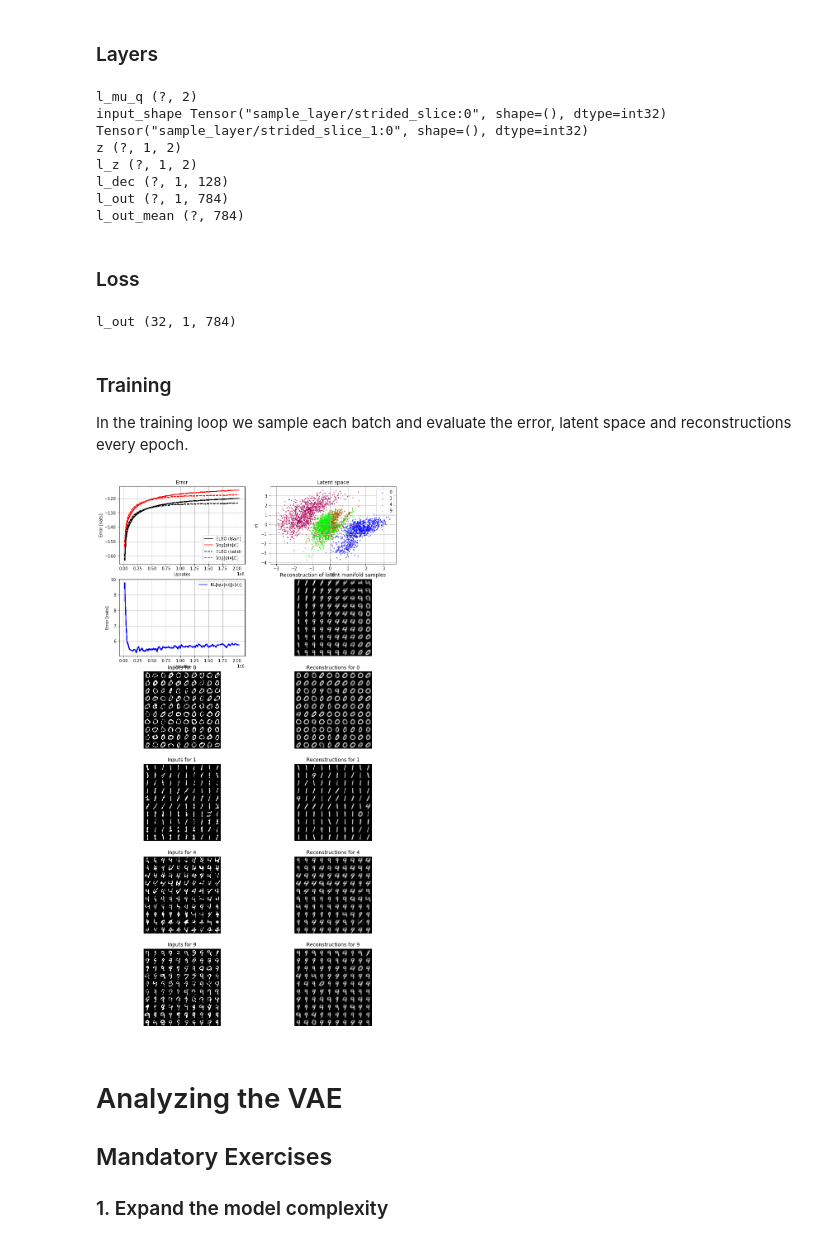
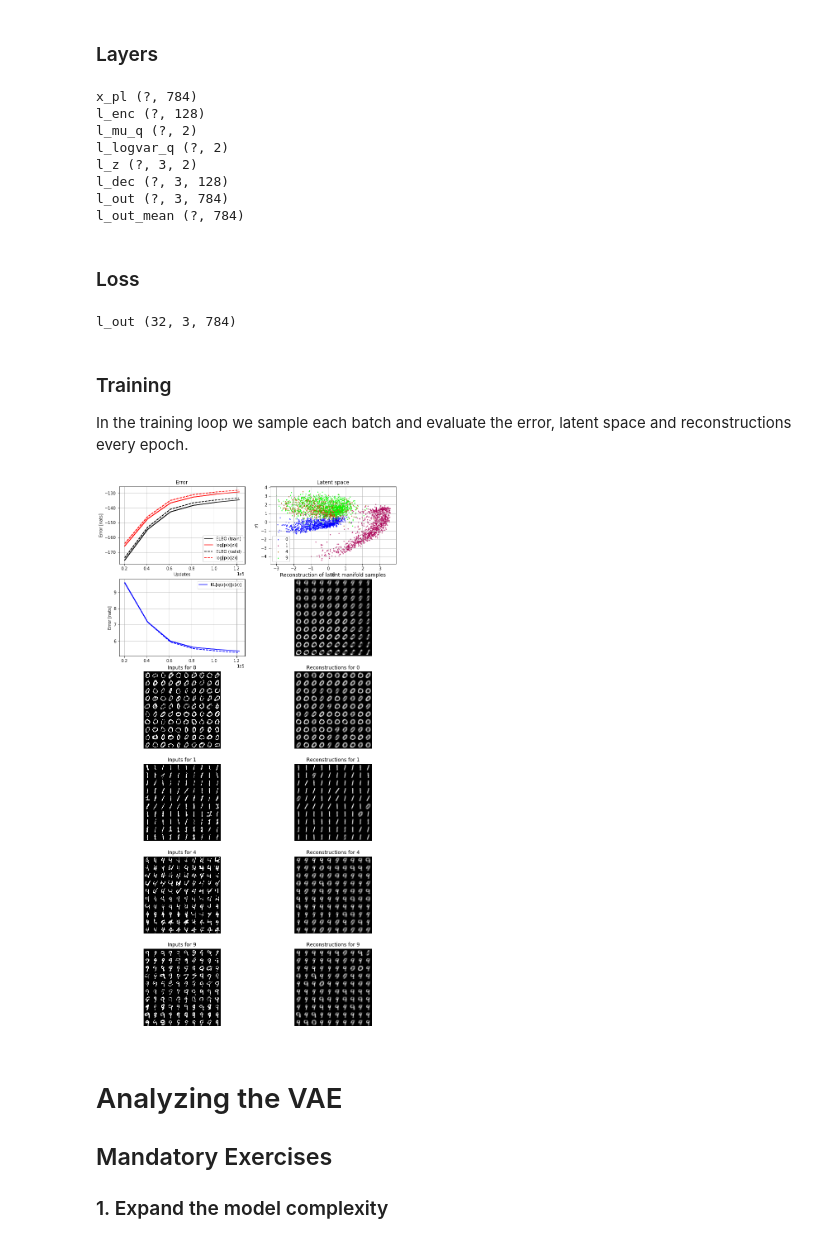
Before and after one commit to DeepLearningDTU/02456-deep-learning, a Jupyter notebook: notebooks/lab5_Unsupervised/3.EXE_Variational_Auto_Encoders.ipynb, the cells around one changed output. Drawn from its saved outputs; the diff is of its cells as text; code cells hidden in the pictures.

Commit message:
Corrected some mistakes and unneccesary printouts

```diff
--- a/notebooks/lab5_Unsupervised/3.EXE_Variational_Auto_Encoders.ipynb
+++ b/notebooks/lab5_Unsupervised/3.EXE_Variational_Auto_Encoders.ipynb
@@ -124,7 +124,7 @@ def bernoullisample(x):
     return np.random.binomial(1,x,size=x.shape).astype('float32')
 
 # Load data from compressed file with mnist
-data = np.load('../mnist.npz')
+data = np.load('mnist.npz')
 
 # Possible classes
 classes = list(range(10))
@@ -286,7 +283,7 @@ num_features = x_train.shape[1]
 
 # define latent size and number of samples to draw
 num_latent_z = 2
-num_samples = 1
+num_samples = 3
 
 # reset graph
 reset_default_graph()
@@ -295,17 +292,19 @@ reset_default_graph()
 # Input placeholder
 x_pl = tf.placeholder(tf.float32, [None, num_features], 'x_pl')
 
-#xpand = tf.expand_dims(x_pl, 1)
-#print(xpand.shape)
+print('x_pl', x_pl.shape)
 
 # Encoder
 l_enc = layers.dense(inputs=x_pl, units=128, activation=relu, name='l_enc')
+
+print('l_enc', l_enc.shape)
 
 ## Define the latent parameters as two hidden layers
 l_mu_q = layers.dense(l_enc, units=num_latent_z, activation=None)     #mu(x)
 l_logvar_q = layers.dense(l_enc, units=num_latent_z, activation=lambda x: tf.clip_by_value(x,-10,10)) #logvar(x),
 
 print('l_mu_q', l_mu_q.shape)
+print('l_logvar_q', l_logvar_q.shape)
 
 # The latent variable sampling layer
 l_z = sample_layer(mean=l_mu_q, log_var=l_logvar_q, num_samples=num_samples)
@@ -318,19 +317,21 @@ l_dec = layers.dense(inputs=l_z, units=128, activation=relu, name='l_dec')
 print('l_dec', l_dec.shape)
 
 # Output layer, sigmoid due to bounded pixel values in range [0,1]
-l_out = layers.dense(inputs=l_dec, units=num_features, activation=sigmoid)
+l_out = layers.dense(inputs=l_dec, units=num_features, activation=sigmoid, name='l_out')
+
 print('l_out', l_out.shape)
 
 l_out_mean = tf.reduce_mean(l_out, axis = 1)
 
 print('l_out_mean', l_out_mean.shape)
 # %% [output]
+x_pl (?, 784)
+l_enc (?, 128)
 l_mu_q (?, 2)
-input_shape Tensor("sample_layer/strided_slice:0", shape=(), dtype=int32) Tensor("sample_layer/strided_slice_1:0", shape=(), dtype=int32)
-z (?, 1, 2)
-l_z (?, 1, 2)
-l_dec (?, 1, 128)
-l_out (?, 1, 784)
+l_logvar_q (?, 2)
+l_z (?, 3, 2)
+l_dec (?, 3, 128)
+l_out (?, 3, 784)
 l_out_mean (?, 784)
 # %% [markdown]
 ### Loss
@@ -376,7 +377,7 @@ feed_dict = {x_pl: _x_test}
 res_forward_pass = sess.run(fetches=[l_out], feed_dict=feed_dict)
 print("l_out", res_forward_pass[0].shape)
 # %% [output]
-l_out (32, 1, 784)
+l_out (32, 3, 784)
 # %% [markdown]
 ### Training
 
@@ -388,7 +389,7 @@ from scipy.stats import norm as gaussian
 steps = np.linspace(0.1, 0.9, 10)
 # 2D gaussian samples -- TODO: Ideally sample from the real p(z)
 v = gaussian.ppf(steps)
-z = np.zeros((100, 1, 2))
+z = np.zeros((100, num_samples, 2))
 i = 0
 for z2 in reversed(v):
     for z1 in v:
@@ -510,34 +511,34 @@ try:
             plt.axis('off')
             idx = 0
             canvas = np.zeros((28*10, 10*28))
             for i in range(10):
                 for j in range(10):
                     canvas[i*28:(i+1)*28, j*28:(j+1)*28] = x_valid[targets_valid==included_classes[c]][idx].reshape((28, 28))
                     idx += 1
             plt.imshow(canvas, cmap='gray')
 
             plt.subplot(num_classes+2,2,k+1)
             plt.cla()
             plt.title('Reconstructions for %i' % included_classes[c])
             plt.axis('off')
             idx = 0
             canvas = np.zeros((28*10, 10*28))
             for i in range(10):
                 for j in range(10):
                     canvas[i*28:(i+1)*28, j*28:(j+1)*28] = eval_out[targets_valid==included_classes[c]][idx].reshape((28, 28))
                     idx += 1
             plt.imshow(canvas, cmap='gray')
             c+=1
 
 
         plt.savefig("out53.png")
         display(Image(filename="out53.png"))
         clear_output(wait=True)
 
 except KeyboardInterrupt:
     pass
 # %% [output]
-[figure, old version]
+[figure, new version]
 # %% [markdown]
 # Analyzing the VAE
 
```
Also changed, not shown: parts of 4 cells of this notebook, 1 other file.
